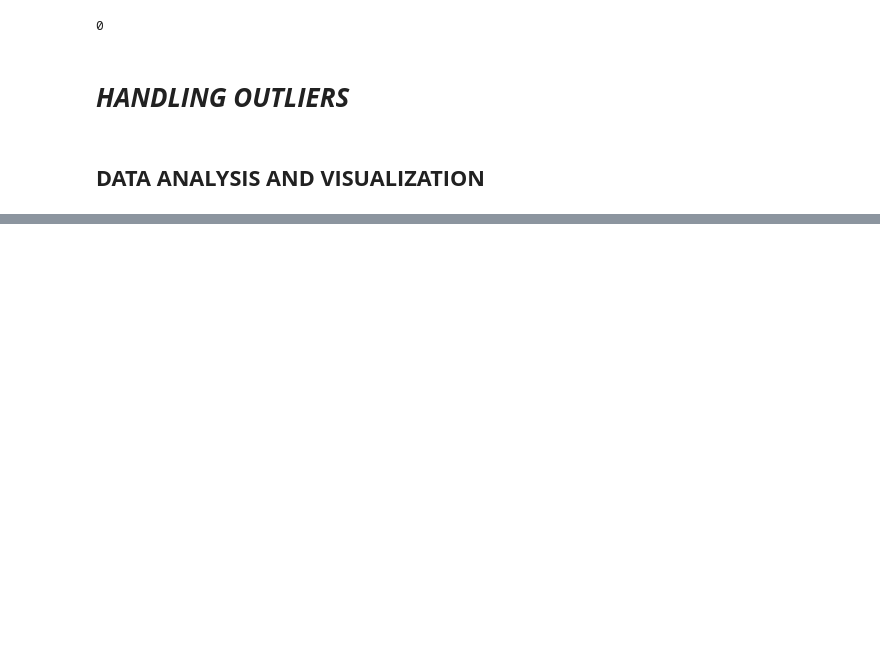
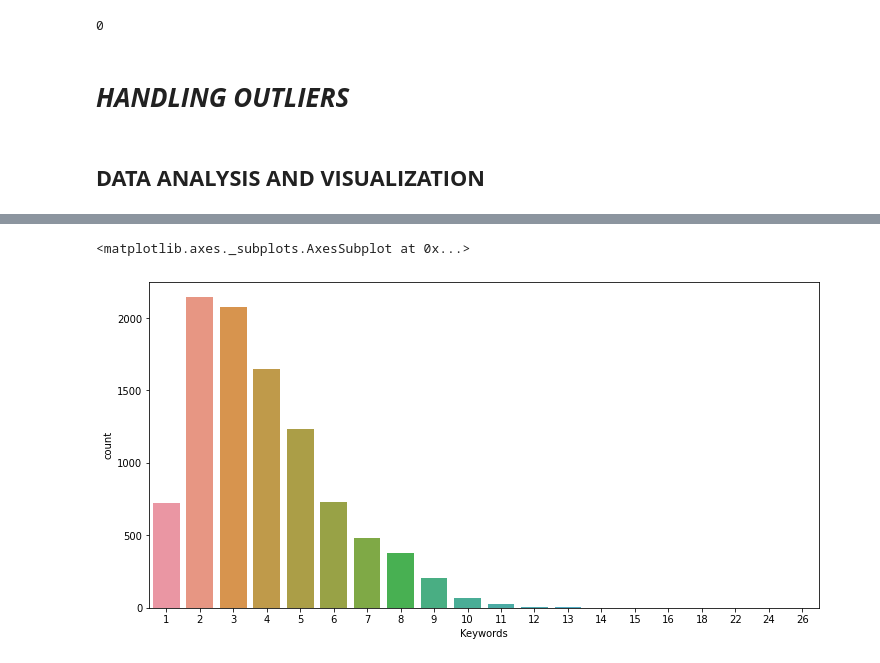
Before and after one commit to ankitrai777/EDA-on-Play-Store-App-Review, a Jupyter notebook: Play_Store_App_Review_Analysis_Capstone_Project.ipynb, the cells around one changed output, grey strips where cells are left out. Cells and saved outputs as stored; diff of their text form; code cells hidden in the pictures; blank space fills up the shorter version.

```diff
--- a/Play_Store_App_Review_Analysis_Capstone_Project.ipynb
+++ b/Play_Store_App_Review_Analysis_Capstone_Project.ipynb
@@ -423,4 +517,6 @@ array(['Art & Design', 'Art & Design;Pretend Play',
 ps_df['Last Updated'].dtype    , ps_df['Last Updated'].isnull().sum()
 # %% [output]
 (dtype('O'), 0)
+# %%
+ps_df['Last Updated']= pd.to_datetime(ps_df['Last Updated'])
 # %%
@@ -499,9 +555,0 @@ cat_rating_df
-# %%
-cat_rating_df.plot(kind = 'bar')
-plt.rcParams['figure.figsize'] = (10,5)
-
-plt.title('Top Ten Categories based on Rating')
-plt.ylabel('Rating')
-plt.xlabel('Category')
-
-plt.show()
@@ -514,9 +555,0 @@ genre_rating_df = ps_df.groupby('Genres',as_index = True)['Rating'].mean().sort_
-# %%
-genre_rating_df.plot(kind = 'bar')
-plt.rcParams['figure.figsize'] = (10,5)
-
-plt.title('Top Ten Genre based on Rating')
-plt.ylabel('Rating')
-plt.xlabel('Genres')
-
-plt.show()
@@ -545,0 +575,2 @@ Text(0.5, 1.0, 'Distribution of App Types')
+# %%
+ps_df['Keywords'] = ps_df['App'].str.split().str.len()
@@ -545,0 +586,6 @@ Text(0.5, 1.0, 'Distribution of App Types')
+# %%
+plt.rcParams['figure.figsize'] = 12,6
+sns.countplot(x='Keywords', data= ps_df)
+# %% [output]
+<matplotlib.axes._subplots.AxesSubplot at 0x...>
+[figure, added]
```
Also changed, not shown: parts of 115 cells of this notebook.
